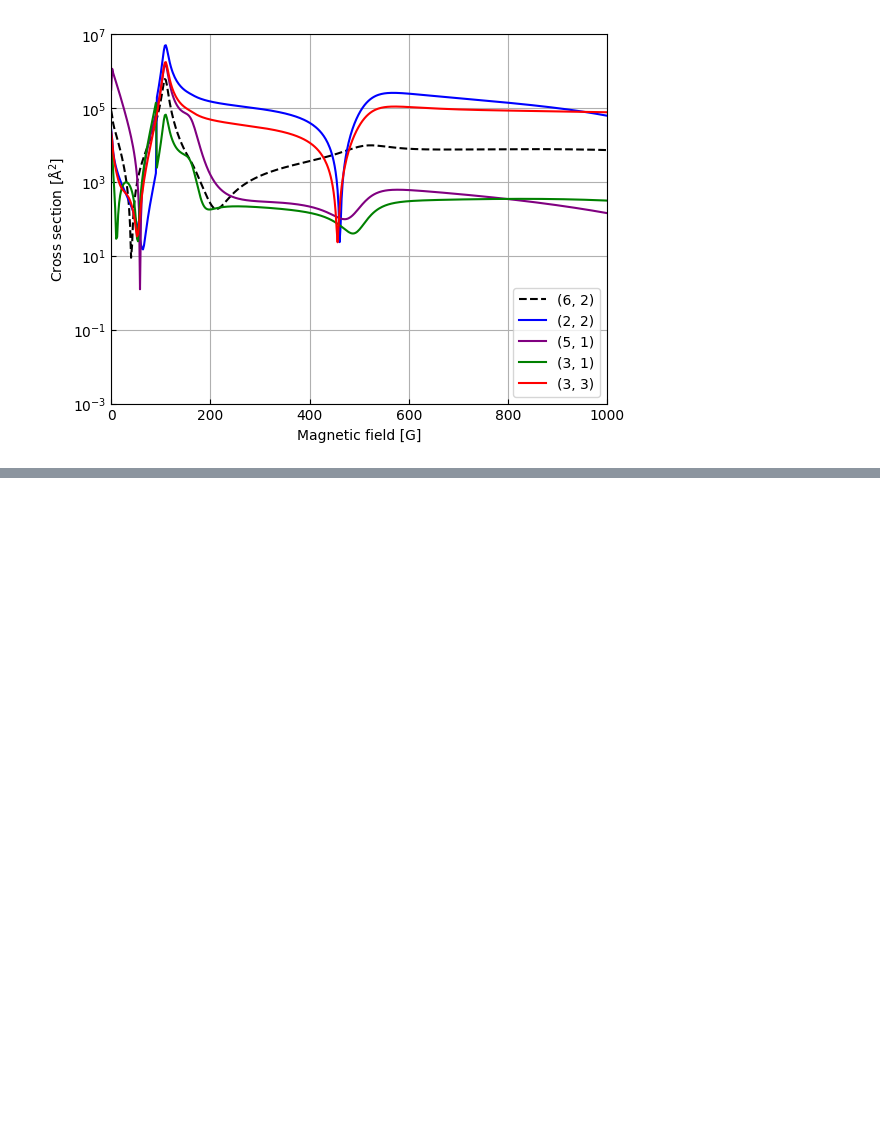
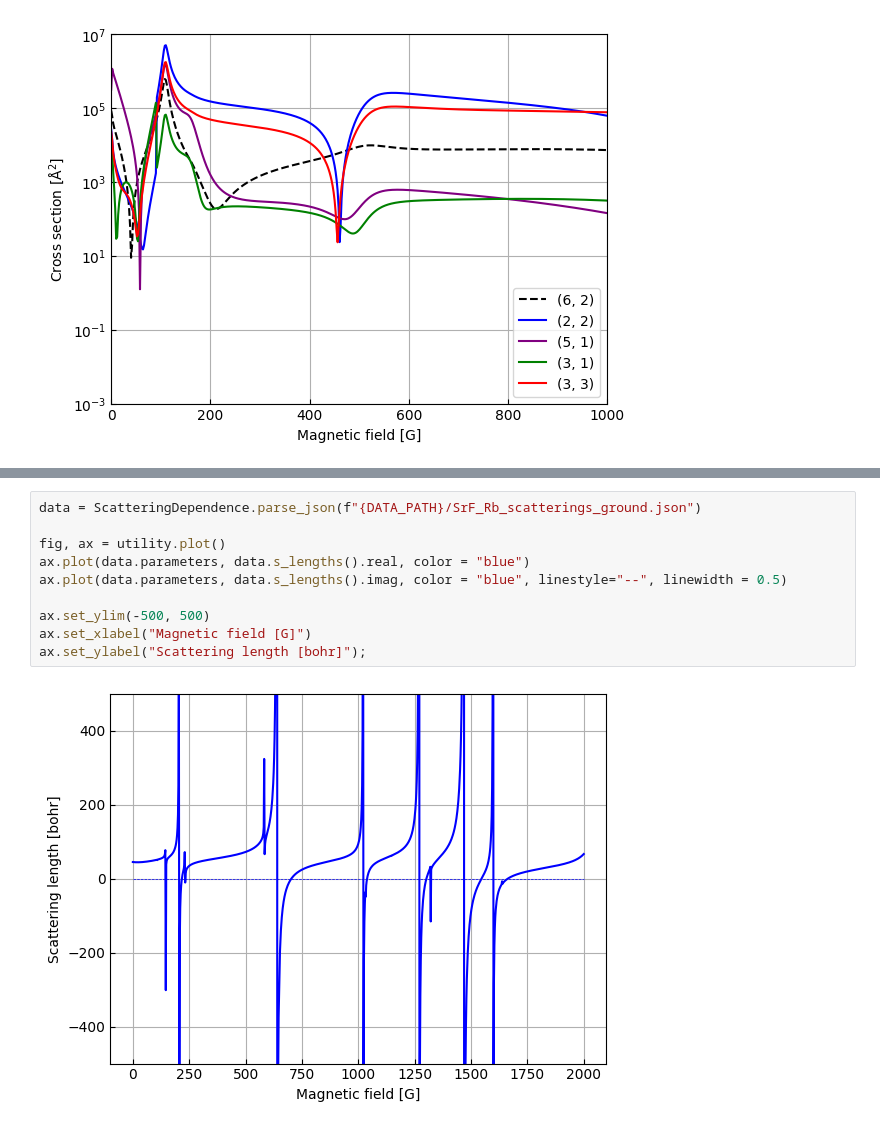
Before and after one commit to Wleter/quantum-rs, a Jupyter notebook: scattering-problems/analysis/srf_rb_analysis.ipynb, the cells around one changed output, grey strips where cells are left out. Cells and saved outputs as stored; diff of their text form; blank space fills up the shorter version.

```diff
--- a/scattering-problems/analysis/srf_rb_analysis.ipynb
+++ b/scattering-problems/analysis/srf_rb_analysis.ipynb
@@ -156,0 +169,12 @@ ax.set_ylabel(r"Cross section [Å$^2$]");
+# %%
+data = ScatteringDependence.parse_json(f"{DATA_PATH}/SrF_Rb_scatterings_ground.json")
+
+fig, ax = utility.plot()
+ax.plot(data.parameters, data.s_lengths().real, color = "blue")
+ax.plot(data.parameters, data.s_lengths().imag, color = "blue", linestyle="--", linewidth = 0.5)
+
+ax.set_ylim(-500, 500)
+ax.set_xlabel("Magnetic field [G]")
+ax.set_ylabel("Scattering length [bohr]");
+# %% [output]
+[figure, added]
```
Also changed, not shown: parts of 4 cells of this notebook, 9 other files.
